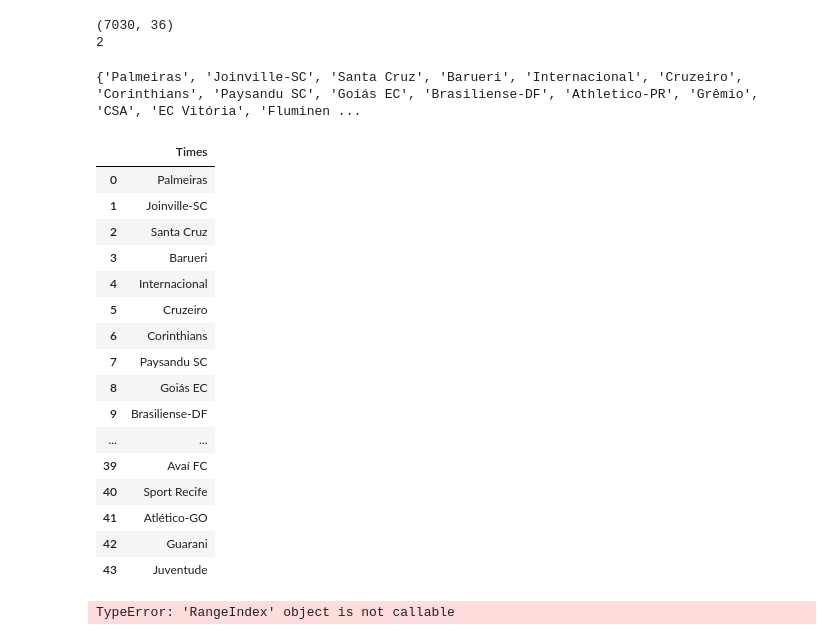
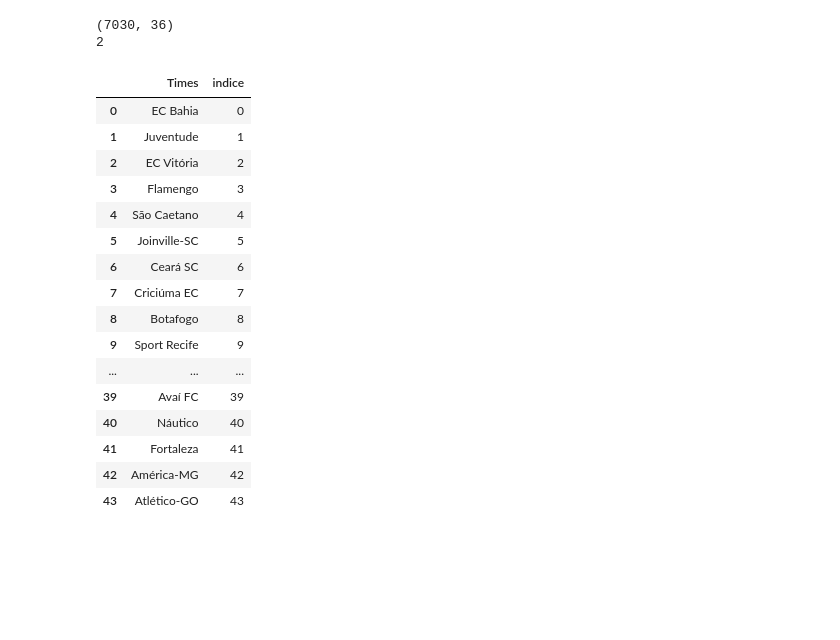
Before and after one commit to andrerrn/Projeto-Integrador-III, a Jupyter notebook: Projeto Integrador.ipynb, the cells around one changed output. Cells and saved outputs as stored; diff of their text form; code cells hidden in the pictures; blank space fills up the shorter version.

```diff
--- a/Projeto Integrador.ipynb
+++ b/Projeto Integrador.ipynb
@@ -34,0 +6,3 @@ dados.tail()
+# %%
+# Importação da nossa base de dados para dentro do python
+dados = pd.read_csv(r'C:\Users\Marcos Tamas\Desktop\Faculdade\Projeto Integrador III\brasileirao_serie_a.csv')
@@ -44,4 +32,0 @@ tabela_time = set(dados['time_man'])
-# %%
-print(tabela_time)
-# %% [output]
-{'Palmeiras', 'Joinville-SC', 'Santa Cruz', 'Barueri', 'Internacional', 'Cruzeiro', 'Corinthians', 'Paysandu SC', 'Goiás EC', 'Brasiliense-DF', 'Athletico-PR', 'Grêmio', 'CSA', 'EC Vitória', 'Fluminen ...
@@ -52,27 +39,23 @@ df_tabela_timeV2 = df_tabela_time.rename(columns={0:'Times'})
 # %%
-df_tabela_timeV2.head(50)
+df_tabela_timeV2
 # %% [output]
-|  | Times |
-| 0 | Palmeiras |
-| 1 | Joinville-SC |
-| 2 | Santa Cruz |
-| 3 | Barueri |
-| 4 | Internacional |
-| 5 | Cruzeiro |
-| 6 | Corinthians |
-| 7 | Paysandu SC |
-| 8 | Goiás EC |
-| 9 | Brasiliense-DF |
-| ... | ... |
-| 39 | Avaí FC |
-| 40 | Sport Recife |
-| 41 | Atlético-GO |
-| 42 | Guarani |
-| 43 | Juventude |
+|  | Times | indice |
+| 0 | EC Bahia | 0 |
+| 1 | Juventude | 1 |
+| 2 | EC Vitória | 2 |
+| 3 | Flamengo | 3 |
+| 4 | São Caetano | 4 |
+| 5 | Joinville-SC | 5 |
+| 6 | Ceará SC | 6 |
+| 7 | Criciúma EC | 7 |
+| 8 | Botafogo | 8 |
+| 9 | Sport Recife | 9 |
+| ... | ... | ... |
+| 39 | Avaí FC | 39 |
+| 40 | Náutico | 40 |
+| 41 | Fortaleza | 41 |
+| 42 | América-MG | 42 |
+| 43 | Atlético-GO | 43 |
-# %%
-df_tabela_timeV3['indice'] = df_tabela_timeV2.index()
-# %% [output]
-TypeError: 'RangeIndex' object is not callable
 # %%
 lista = np.arange(len(df_tabela_timeV2['Times']))
 # %%
```
Also changed, not shown: parts of 19 cells of this notebook.
